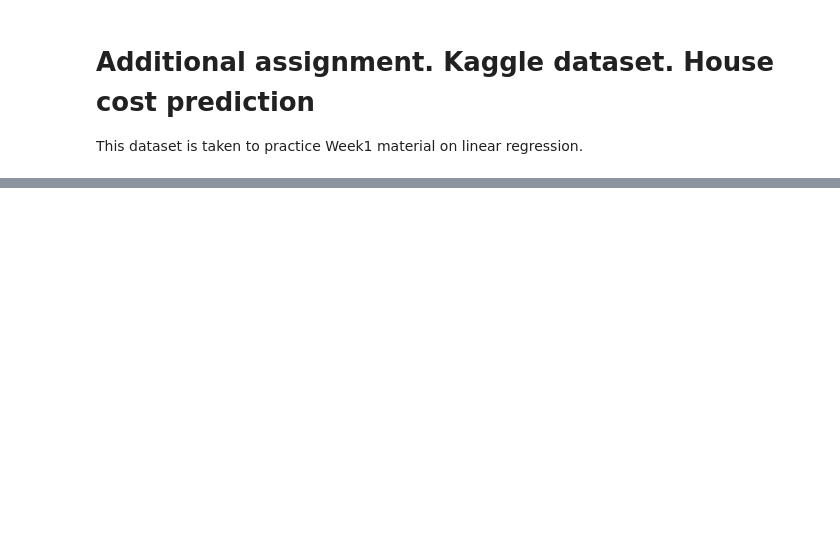
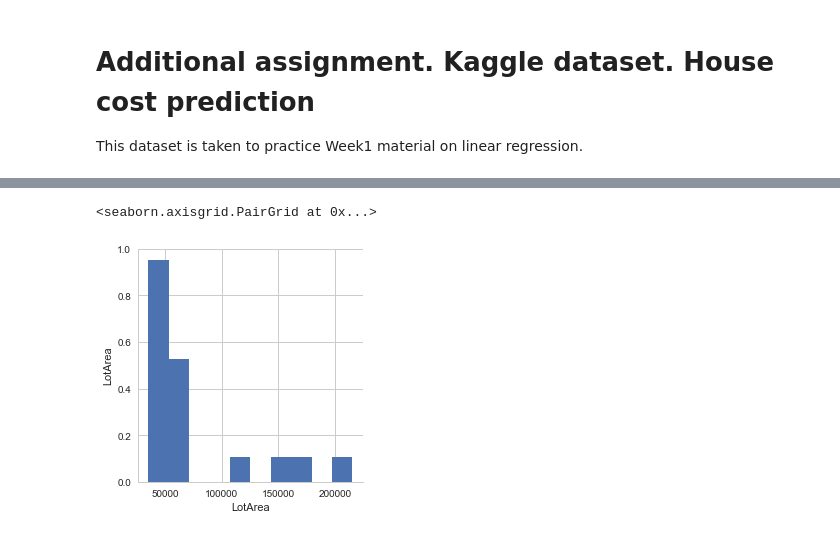
Before and after one commit to pkuderov/mlda-course, a Jupyter notebook: 02. supervised-learning/10. w1ext_kaggle.house_cost.linreg.ipynb, the cells around one changed output, grey strips where cells are left out. Drawn from its saved outputs; the diff is of its cells as text; code cells hidden in the pictures; blank space fills up the shorter version.

```diff
--- a/02. supervised-learning/10. w1ext_kaggle.house_cost.linreg.ipynb
+++ b/02. supervised-learning/10. w1ext_kaggle.house_cost.linreg.ipynb
@@ -40,0 +51,5 @@ sns.pairplot(train_data, size=4.)
+# %%
+sns.pairplot(outliers, size=4.)
+# %% [output]
+<seaborn.axisgrid.PairGrid at 0x...>
+[figure, added]
```
Also changed, not shown: parts of 12 cells of this notebook, 1 other file.
